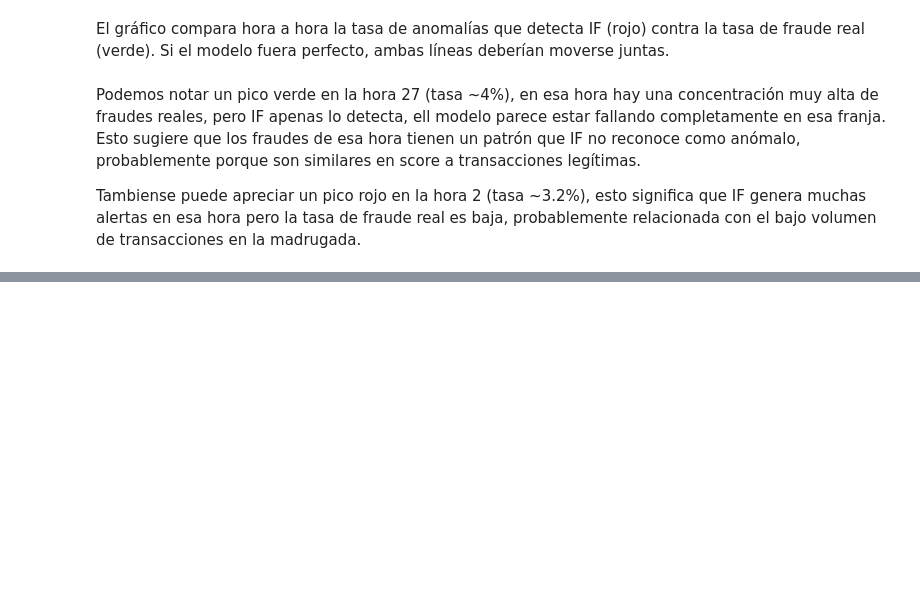
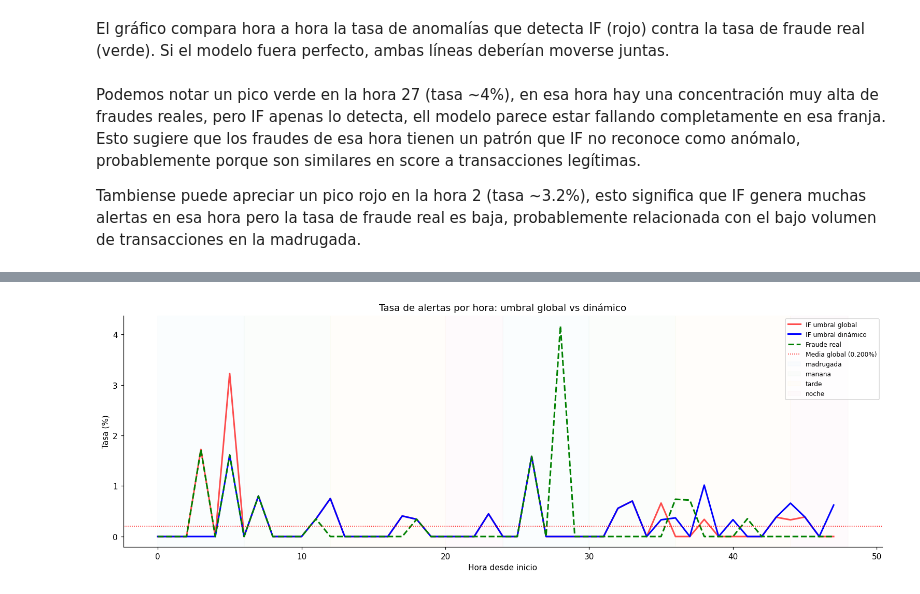
Before and after one commit to Santibareiro27/Inteligencia-Computacional, a Jupyter notebook: RA1_TP4/RA1_Trabajo_práctico_N°_4_G8.ipynb, the cells around one changed output, grey strips where cells are left out. Cells and saved outputs as stored; diff of their text form; code cells hidden in the pictures; blank space fills up the shorter version.

```diff
--- a/RA1_TP4/RA1_Trabajo_práctico_N°_4_G8.ipynb
+++ b/RA1_TP4/RA1_Trabajo_práctico_N°_4_G8.ipynb
@@ -1245,0 +1351,39 @@ Tambiense puede apreciar un pico rojo en la hora 2 (tasa ~3.2%), esto significa
+# %%
+# Visualización: tasa de alertas por hora con umbral dinámico
+hourly_din = df_temp.groupby("time_hour").agg(
+    n_total        = ("if_score",          "count"),
+    n_anom_global  = ("anomaly_IF",        "sum"),
+    n_anom_din     = ("if_label_dinamico", "sum"),
+    n_fraude_real  = ("true_label",        "sum"),
+).reset_index()
+
+hourly_din["rate_global"] = hourly_din["n_anom_global"] / hourly_din["n_total"]
+hourly_din["rate_din"]    = hourly_din["n_anom_din"]    / hourly_din["n_total"]
+hourly_din["rate_real"]   = hourly_din["n_fraude_real"] / hourly_din["n_total"]
+
+fig, ax = plt.subplots(figsize=(14, 5))
+ax.plot(hourly_din["time_hour"], hourly_din["rate_global"] * 100,
+        "r-", lw=2, label="IF umbral global", alpha=0.7)
+ax.plot(hourly_din["time_hour"], hourly_din["rate_din"] * 100,
+        "b-", lw=2, label="IF umbral dinámico")
+ax.plot(hourly_din["time_hour"], hourly_din["rate_real"] * 100,
+        "g--", lw=2, label="Fraude real")
+ax.axhline(if_labels.mean() * 100, color="r", ls=":", lw=1,
+           label=f"Media global ({if_labels.mean()*100:.3f}%)")
+
+# Sombrear franjas
+colores_franja = {"madrugada": "#E3F2FD", "manana": "#E8F5E9",
+                  "tarde": "#FFF8E1", "noche": "#FCE4EC"}
+for franja, (ini, fin) in franjas.items():
+    for ciclo in [0, 24]:
+        ax.axvspan(ini + ciclo, fin + ciclo, alpha=0.15,
+                   color=colores_franja[franja], label=franja if ciclo == 0 else "")
+
+ax.set_xlabel("Hora desde inicio")
+ax.set_ylabel("Tasa (%)")
+ax.set_title("Tasa de alertas por hora: umbral global vs dinámico")
+ax.legend(fontsize=8, loc="upper right")
+plt.tight_layout()
+plt.show()
+# %% [output]
+[figure, added]
```
Also changed, not shown: parts of 30 cells of this notebook.
